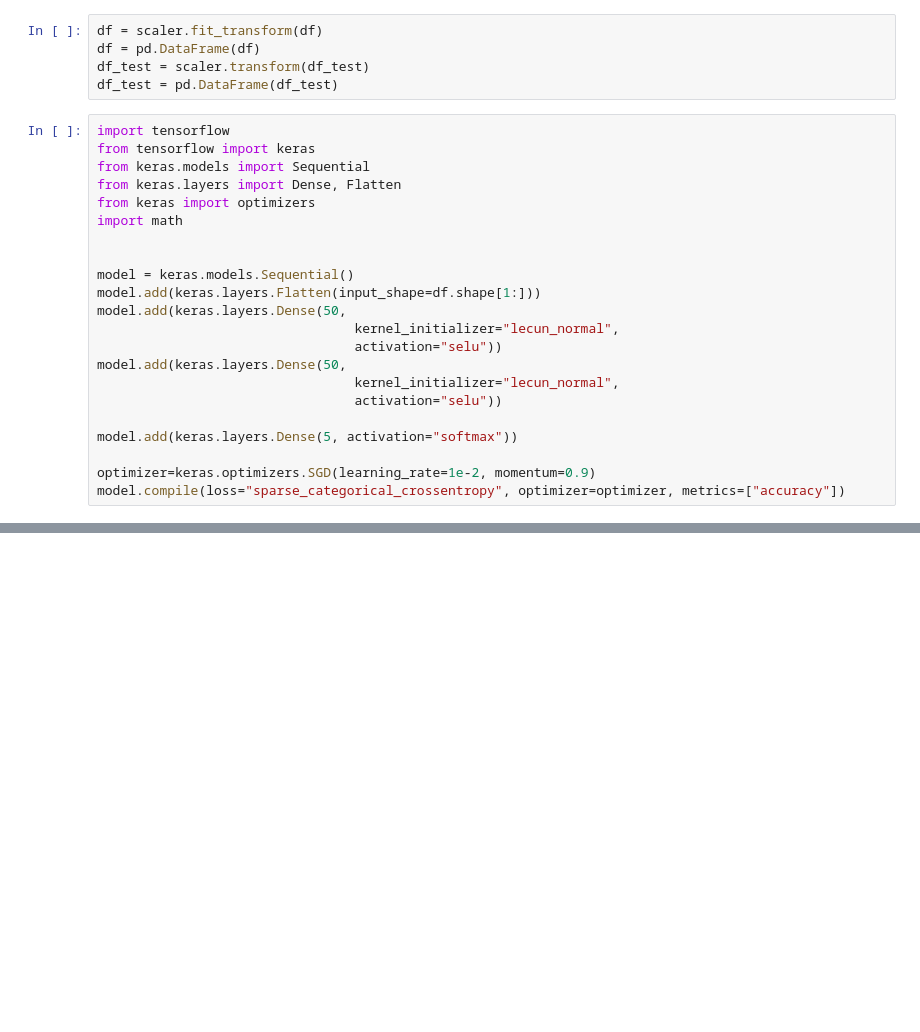
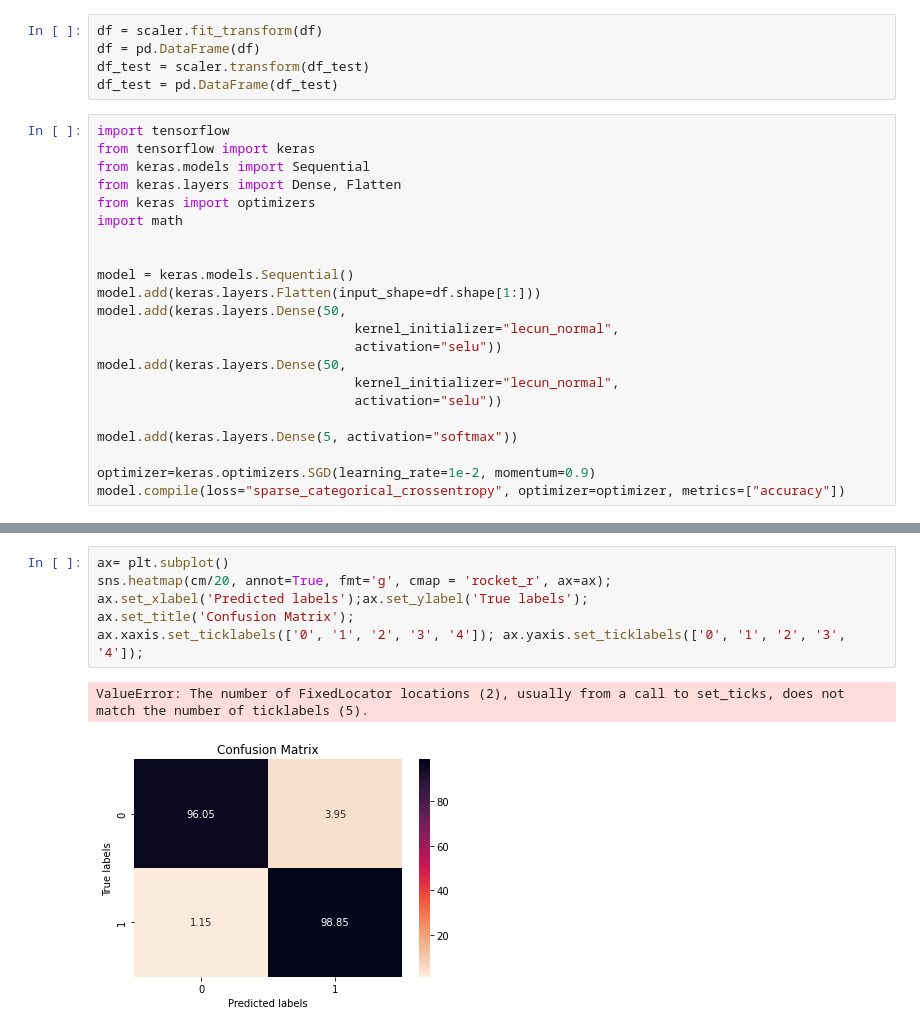
Before and after one commit to JustintheButton/ECG-Analysis, a Jupyter notebook: ECG Analysis v3.ipynb, the cells around one changed output, grey strips where cells are left out. Cells and saved outputs as stored; diff of their text form; blank space fills up the shorter version.

```diff
--- a/ECG Analysis v3.ipynb
+++ b/ECG Analysis v3.ipynb
@@ -119,0 +223,9 @@ model.evaluate(df_test, y_valid)
+# %%
+ax= plt.subplot()
+sns.heatmap(cm/20, annot=True, fmt='g', cmap = 'rocket_r', ax=ax);
+ax.set_xlabel('Predicted labels');ax.set_ylabel('True labels');
+ax.set_title('Confusion Matrix');
+ax.xaxis.set_ticklabels(['0', '1', '2', '3', '4']); ax.yaxis.set_ticklabels(['0', '1', '2', '3', '4']);
+# %% [output]
+ValueError: The number of FixedLocator locations (2), usually from a call to set_ticks, does not match the number of ticklabels (5).
+[figure, added]
```
Also changed, not shown: parts of 21 cells of this notebook.
